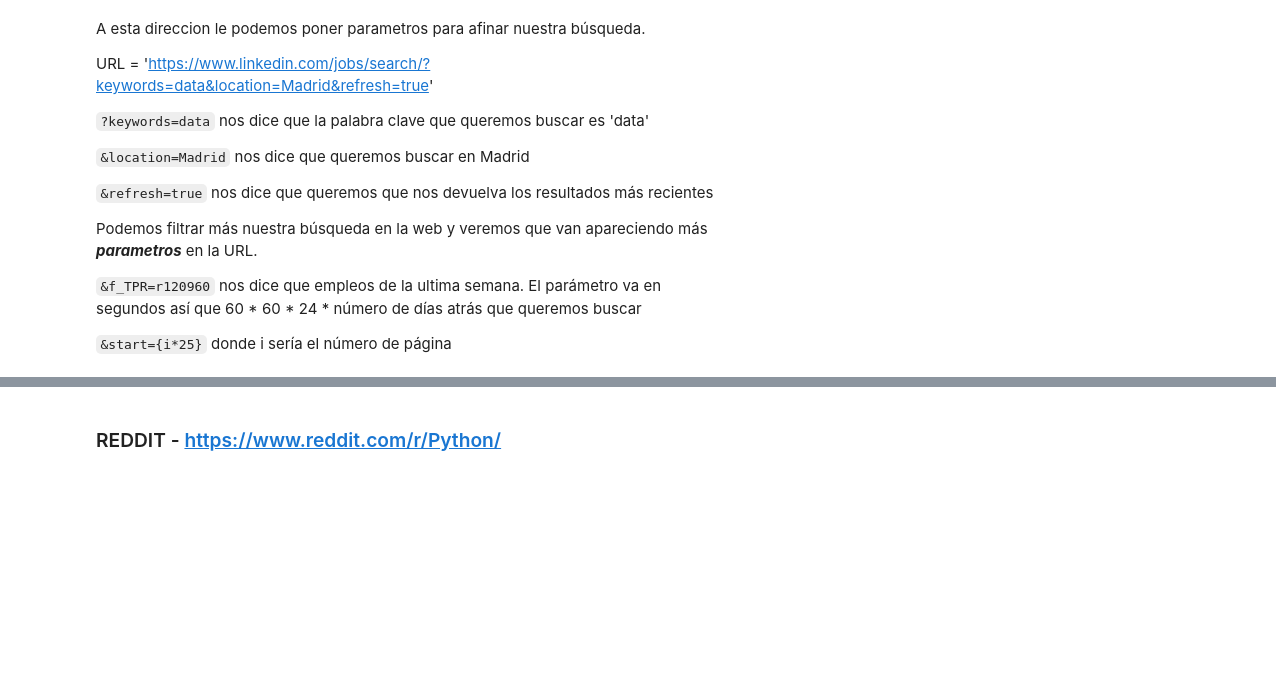
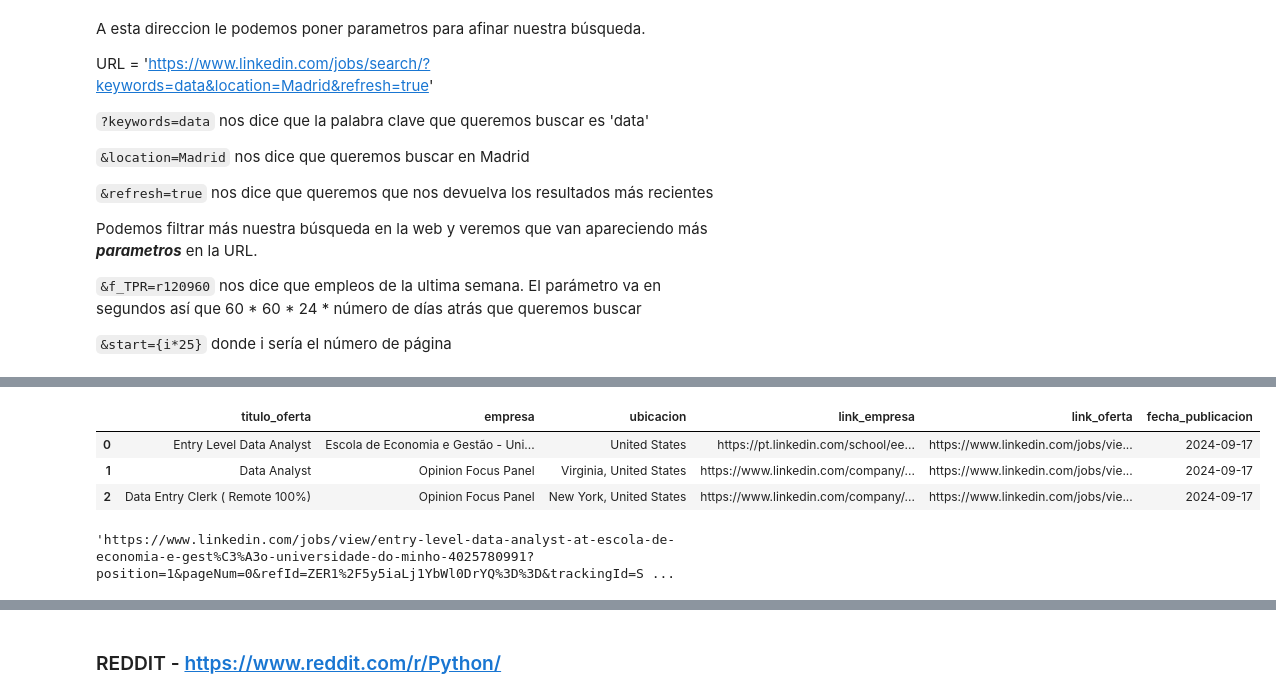
Before and after one commit to XargosIII/Apuntes_Data_Junio24, a Jupyter notebook: Materiales/Web Scraping/1 - Scrapeo bs4 Ruben.ipynb, the cells around one changed output, grey strips where cells are left out. Cells and saved outputs as stored; diff of their text form; code cells hidden in the pictures; blank space fills up the shorter version.

```diff
--- a/Materiales/Web Scraping/1 - Scrapeo bs4 Ruben.ipynb
+++ b/Materiales/Web Scraping/1 - Scrapeo bs4 Ruben.ipynb
@@ -950,8 +1173,9 @@ Podemos filtrar más nuestra búsqueda en la web y veremos que van apareciendo m
 #Vamos a intentar scrapear esta URL
 import requests as req
 from bs4 import BeautifulSoup as bs
+headers = {'User-Agent': 'Mozilla/5.0 (Windows NT 10.0; Win64; x64) AppleWebKit/537.36 (KHTML, like Gecko) Chrome/111.0.0.0 Safari/537.36'}
 url = 'https://www.linkedin.com/jobs/search/?keywords=data&location=Espa%C3%B1a&refresh=true%27&position=1&pageNum=0'
-html = req.get(url).content
+html = req.get(url, headers = headers).content
 soup=bs(html, 'html.parser')
 # %%
 print(soup.prettify())
@@ -967,3 +1239,50 @@ print(soup.prettify())
+# %%
+# Intentad sacar los ingredientes de la recete de esta sopa y obtener para cada oferta de trabajo:
+
+lista_ofertas = []
+#Listado de ofertas
+ofertas = soup.find_all('div', {'class':'base-card relative w-full hover:no-underline focus:no-underline base-card--link base-search-card base-search-card--link job-search-card'})
+
+for oferta in ofertas[:3]:
+    dicc_oferta = {} #Diccionario donde almacenamos datos de 1 oferta
+    #Titulo oferta
+    titulo_oferta = oferta.find('span', {'class':'sr-only'}).text.strip()
+    dicc_oferta['titulo_oferta'] = titulo_oferta
+
+    # - Empresa
+    empresa = oferta.find('a', {'class':'hidden-nested-link'}).text.strip()
+    dicc_oferta['empresa'] = empresa
+
+    # - Ubicacion
+    ubicacion = oferta.find('span', {'class':'job-search-card__location'}).text.strip()
+    dicc_oferta['ubicacion'] = ubicacion
+
+    # - Link de la empresa
+    link_empresa = oferta.find('a', {'class':'hidden-nested-link'}).attrs['href']
+    dicc_oferta['link_empresa'] = link_empresa
+
+    # - Link de la oferta
+    link_oferta = oferta.find('a', {'class':'base-card__full-link absolute top-0 right-0 bottom-0 left-0 p-0 z-[2]'}).attrs['href']
+    dicc_oferta['link_oferta'] = link_oferta
+
+    # - Fecha de publicacion
+    fecha_publicacion = oferta.find('time', {'class':'job-search-card__listdate--new'}).attrs['datetime']
+    dicc_oferta['fecha_publicacion'] = fecha_publicacion
+
+    #Appendeamos a nuestra lista de diccionarios de respuesta
+    lista_ofertas.append(dicc_oferta)
+
+df = pd.DataFrame(lista_ofertas)
+df
+# %% [output]
+|  | titulo_oferta | empresa | ubicacion | link_empresa | link_oferta | fecha_publicacion |
+| 0 | Entry Level Data Analyst | Escola de Economia e Gestão - Uni... | United States | https://pt.linkedin.com/school/ee... | https://www.linkedin.com/jobs/vie... | 2024-09-17 |
+| 1 | Data Analyst | Opinion Focus Panel | Virginia, United States | https://www.linkedin.com/company/... | https://www.linkedin.com/jobs/vie... | 2024-09-17 |
+| 2 | Data Entry Clerk ( Remote 100%) | Opinion Focus Panel | New York, United States | https://www.linkedin.com/company/... | https://www.linkedin.com/jobs/vie... | 2024-09-17 |
+# %%
+ofertas[0].find('a', {'class':'base-card__full-link absolute top-0 right-0 bottom-0 left-0 p-0 z-[2]'}).attrs['href']
+# %% [output]
+'https://www.linkedin.com/jobs/view/entry-level-data-analyst-at-escola-de-economia-e-gest%C3%A3o-universidade-do-minho-4025780991?position=1&pageNum=0&refId=ZER1%2F5y5iaLj1YbWl0DrYQ%3D%3D&trackingId=S ...
 # %%
 #Os recomiendo ir echando una ojeada al html y la sopa poco a poco para ver como esta estructurado
 #Lo primero que tendremos que buscar será el elemento que contiene todas las ofertas....🤔
```
Also changed, not shown: parts of 26 cells of this notebook.
